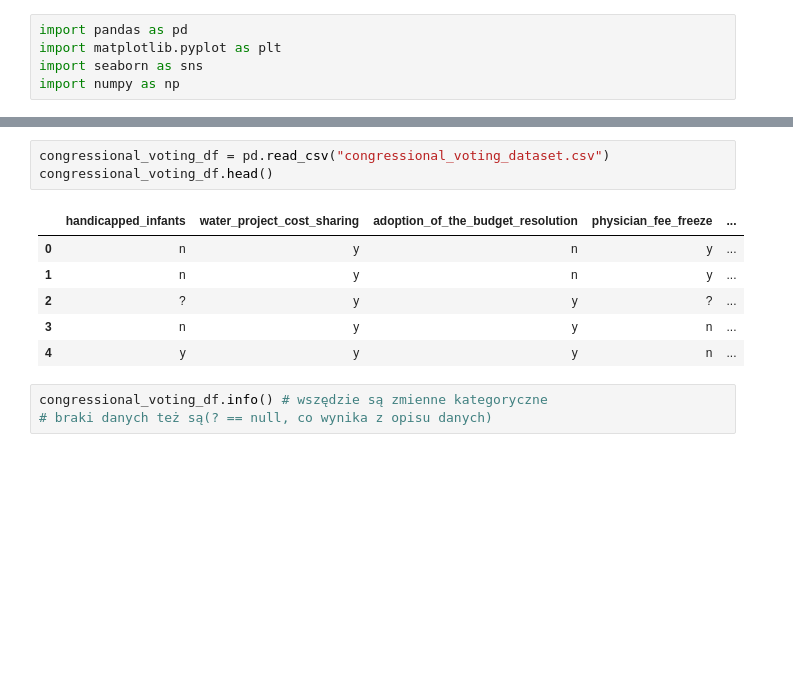
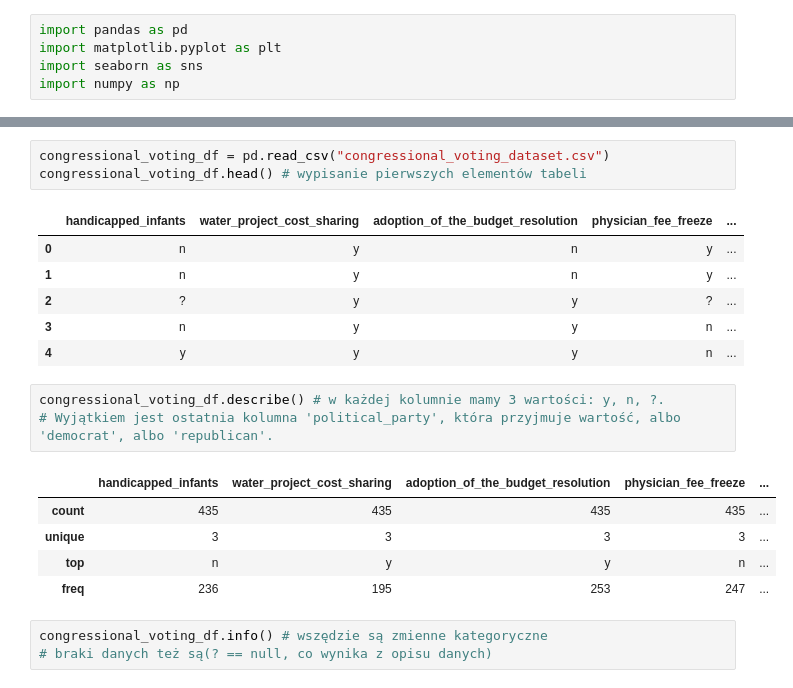
Before and after one commit to gekas145/WUM-2021-Projekty, a Jupyter notebook: eksploracja.ipynb, the cells around one changed output, grey strips where cells are left out. Drawn from its saved outputs; the diff is of its cells as text; blank space fills up the shorter version.

```diff
--- a/eksploracja.ipynb
+++ b/eksploracja.ipynb
@@ -8,6 +12,6 @@ import numpy as np
 # %%
 congressional_voting_df = pd.read_csv("congressional_voting_dataset.csv")
-congressional_voting_df.head()
+congressional_voting_df.head() # wypisanie pierwszych elementów tabeli
 # %% [output]
 |  | handicapped_infants | water_project_cost_sharing | adoption_of_the_budget_resolution | physician_fee_freeze | ... |
 | 0 | n | y | n | y | ... |
@@ -15,6 +19,15 @@ congressional_voting_df.head()
 | 2 | ? | y | y | ? | ... |
 | 3 | n | y | y | n | ... |
 | 4 | y | y | y | n | ... |
+# %%
+congressional_voting_df.describe() # w każdej kolumnie mamy 3 wartości: y, n, ?.
+# Wyjątkiem jest ostatnia kolumna 'political_party', która przyjmuje wartość, albo 'democrat', albo 'republican'.
+# %% [output]
+|  | handicapped_infants | water_project_cost_sharing | adoption_of_the_budget_resolution | physician_fee_freeze | ... |
+| count | 435 | 435 | 435 | 435 | ... |
+| unique | 3 | 3 | 3 | 3 | ... |
+| top | n | y | y | n | ... |
+| freq | 236 | 195 | 253 | 247 | ... |
 # %%
 congressional_voting_df.info() # wszędzie są zmienne kategoryczne
 # braki danych też są(? == null, co wynika z opisu danych)
```
Also changed, not shown: parts of 4 cells of this notebook.
